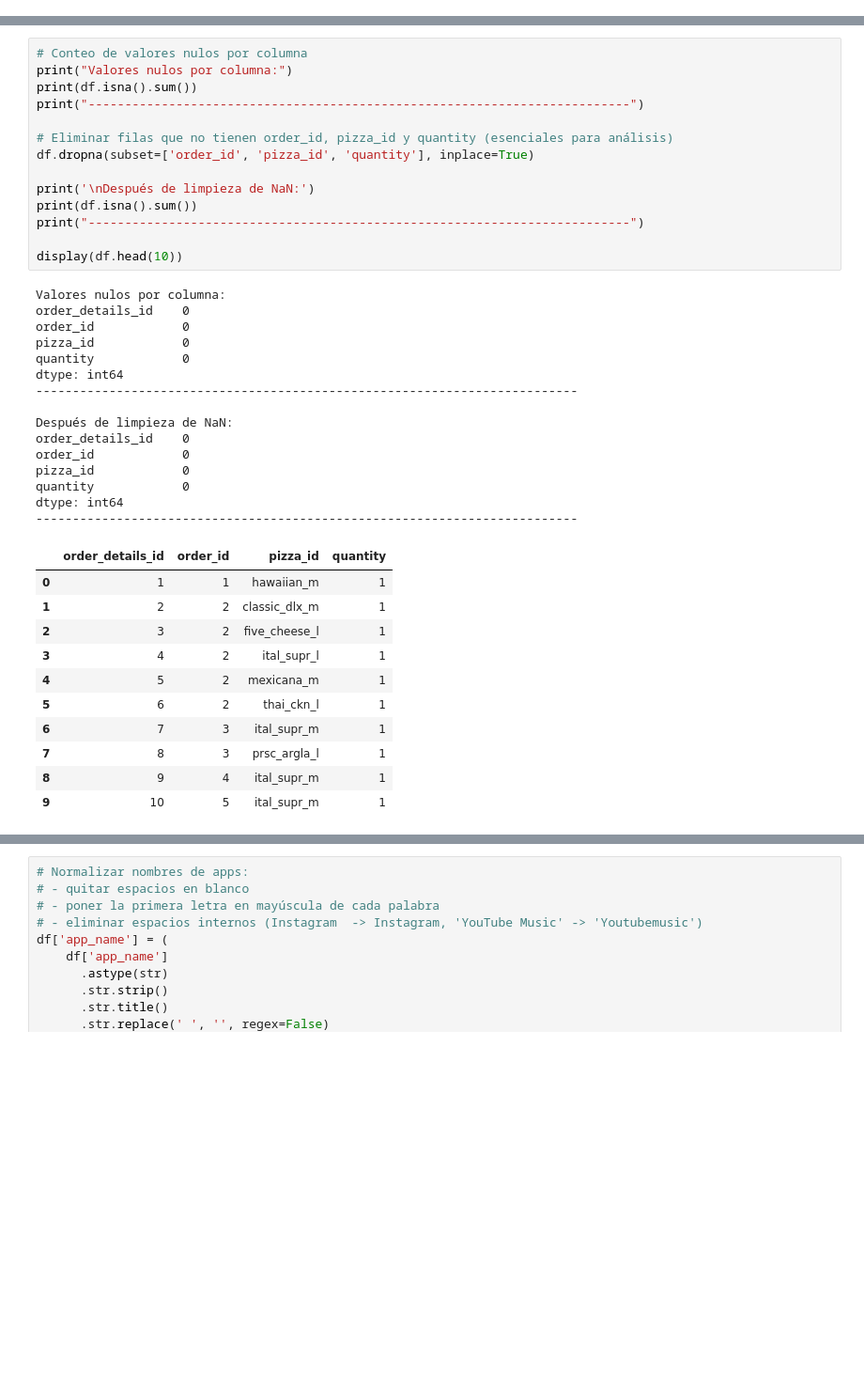
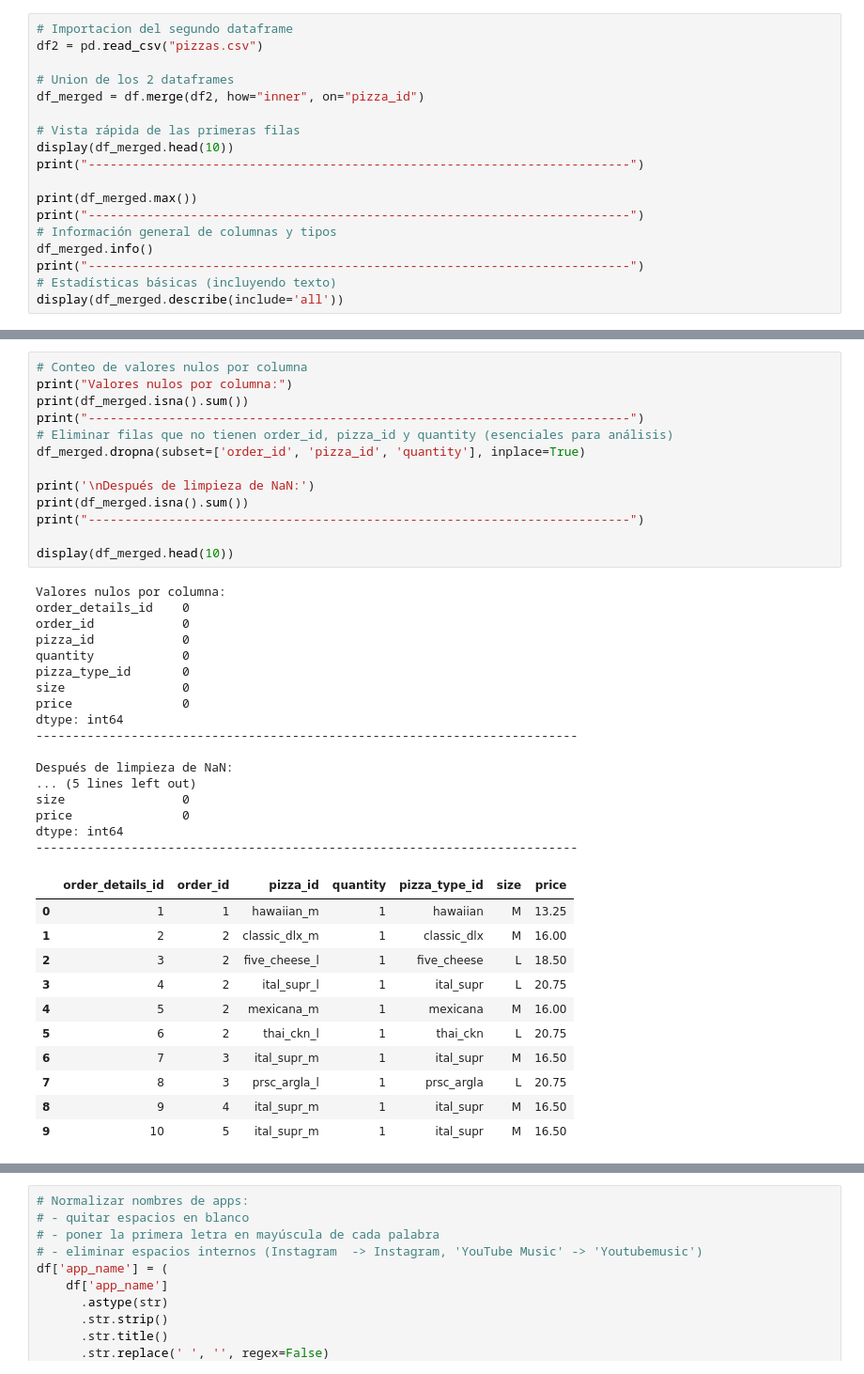
Before and after one commit to Joan735/PythonRA2, a Jupyter notebook: pizza/pizza.ipynb, the cells around one changed output, grey strips where cells are left out. Shown at 94% size. Saved outputs shown, nothing was run; the diff lists cells and outputs as text; blank space fills up the shorter version.

Commit message:
merge 2 datasets
Co-authored-by: Takkun <MoonRodri@users.noreply.github.com>

```diff
--- a/pizza/pizza.ipynb
+++ b/pizza/pizza.ipynb
@@ -68,0 +83,18 @@ memory usage: 1.5+ MB
+# %%
+# Importacion del segundo dataframe
+df2 = pd.read_csv("pizzas.csv")
+
+# Union de los 2 dataframes
+df_merged = df.merge(df2, how="inner", on="pizza_id")
+
+# Vista rápida de las primeras filas
+display(df_merged.head(10))
+print("--------------------------------------------------------------------------")
+
+print(df_merged.max())
+print("--------------------------------------------------------------------------")
+# Información general de columnas y tipos
+df_merged.info()
+print("--------------------------------------------------------------------------")
+# Estadísticas básicas (incluyendo texto)
+display(df_merged.describe(include='all'))
@@ -71,42 +144,43 @@ memory usage: 1.5+ MB
 # %%
 # Conteo de valores nulos por columna
 print("Valores nulos por columna:")
-print(df.isna().sum())
+print(df_merged.isna().sum())
+print("--------------------------------------------------------------------------")
+# Eliminar filas que no tienen order_id, pizza_id y quantity (esenciales para análisis)
+df_merged.dropna(subset=['order_id', 'pizza_id', 'quantity'], inplace=True)
+
+print('\nDespués de limpieza de NaN:')
+print(df_merged.isna().sum())
 print("--------------------------------------------------------------------------")
 
-# Eliminar filas que no tienen order_id, pizza_id y quantity (esenciales para análisis)
-df.dropna(subset=['order_id', 'pizza_id', 'quantity'], inplace=True)
-
-print('\nDespués de limpieza de NaN:')
-print(df.isna().sum())
-print("--------------------------------------------------------------------------")
-
-display(df.head(10))
+display(df_merged.head(10))
 # %% [output]
 Valores nulos por columna:
 order_details_id    0
 order_id            0
 pizza_id            0
 quantity            0
+pizza_type_id       0
+size                0
+price               0
 dtype: int64
 --------------------------------------------------------------------------
 
 Después de limpieza de NaN:
-order_details_id    0
-order_id            0
-pizza_id            0
-quantity            0
+... (5 lines left out)
+size                0
+price               0
 dtype: int64
 --------------------------------------------------------------------------
-|  | order_details_id | order_id | pizza_id | quantity |
-| 0 | 1 | 1 | hawaiian_m | 1 |
-| 1 | 2 | 2 | classic_dlx_m | 1 |
-| 2 | 3 | 2 | five_cheese_l | 1 |
-| 3 | 4 | 2 | ital_supr_l | 1 |
-| 4 | 5 | 2 | mexicana_m | 1 |
-| 5 | 6 | 2 | thai_ckn_l | 1 |
-| 6 | 7 | 3 | ital_supr_m | 1 |
-| 7 | 8 | 3 | prsc_argla_l | 1 |
-| 8 | 9 | 4 | ital_supr_m | 1 |
-| 9 | 10 | 5 | ital_supr_m | 1 |
+|  | order_details_id | order_id | pizza_id | quantity | pizza_type_id | size | price |
+| 0 | 1 | 1 | hawaiian_m | 1 | hawaiian | M | 13.25 |
+| 1 | 2 | 2 | classic_dlx_m | 1 | classic_dlx | M | 16.00 |
+| 2 | 3 | 2 | five_cheese_l | 1 | five_cheese | L | 18.50 |
+| 3 | 4 | 2 | ital_supr_l | 1 | ital_supr | L | 20.75 |
+| 4 | 5 | 2 | mexicana_m | 1 | mexicana | M | 16.00 |
+| 5 | 6 | 2 | thai_ckn_l | 1 | thai_ckn | L | 20.75 |
+| 6 | 7 | 3 | ital_supr_m | 1 | ital_supr | M | 16.50 |
+| 7 | 8 | 3 | prsc_argla_l | 1 | prsc_argla | L | 20.75 |
+| 8 | 9 | 4 | ital_supr_m | 1 | ital_supr | M | 16.50 |
+| 9 | 10 | 5 | ital_supr_m | 1 | ital_supr | M | 16.50 |
 # %% [markdown]
```
Also changed, not shown: parts of 17 cells of this notebook.
